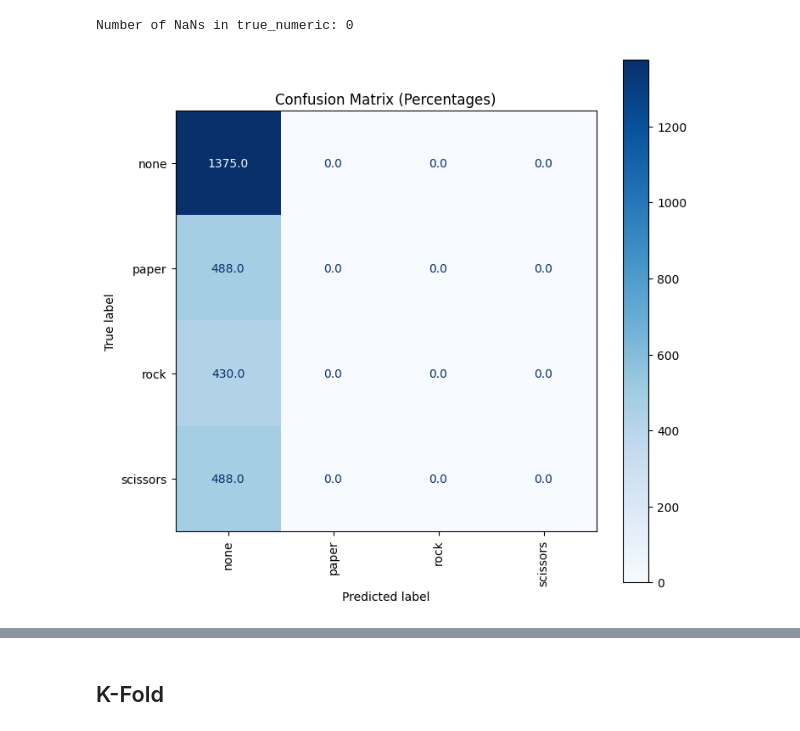
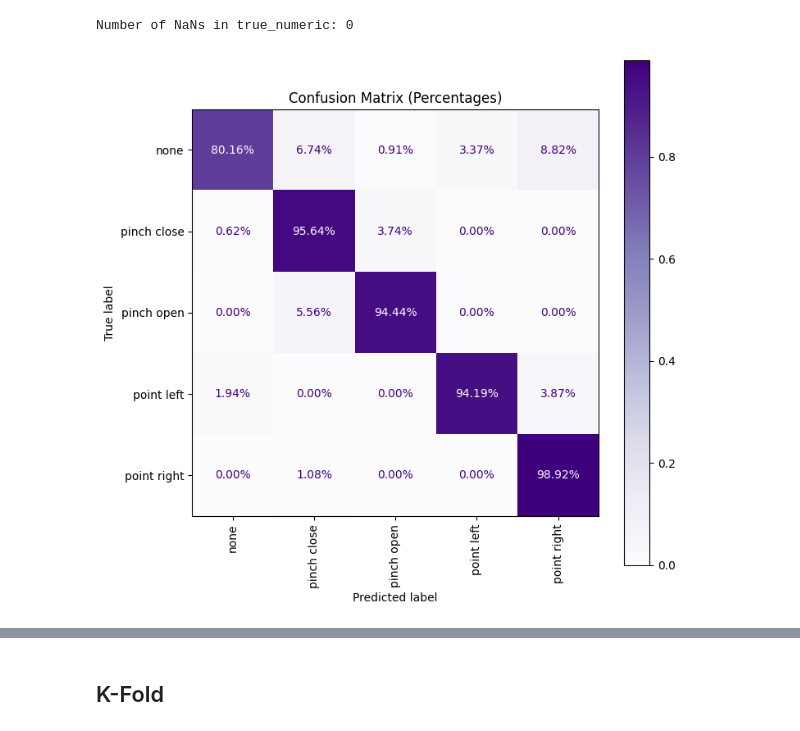
Before and after one commit to amiouepk/ECE-SP-26-18-Capstone-Project, a Jupyter notebook: Jag/python/Jag_Rock,_Paper,_Scissors_Classification.ipynb, the cells around one changed output, grey strips where cells are left out. Saved outputs shown, nothing was run; the diff lists cells and outputs as text; code cells hidden in the pictures.

Commit message:
Added Data and a new model

```diff
--- a/Jag/python/Jag_Rock,_Paper,_Scissors_Classification.ipynb
+++ b/Jag/python/Jag_Rock,_Paper,_Scissors_Classification.ipynb
@@ -441,8 +450,11 @@ model_4 = RPSModel(
 loss_fn = nn.CrossEntropyLoss()
 
 # Create an optimizer (Upgraded to Adam for faster/better convergence)
-optimizer = optim.Adam(params=model_4.parameters(), lr=LR)
-
+optimizer = optim.Adam(params=model_4.parameters(), lr=LR, weight_decay=WEIGHT_DECAY)
+scheduler = optim.lr_scheduler.ReduceLROnPlateau(optimizer,
+                                                 mode='min',
+                                                 factor=0.5,
+                                                 patience=50)
 # Calculate accuracy with a device-safety check
 def accuracy_fn(y_true, y_pred):
     # Ensure both tensors are on the same device before comparing
@@ -471,7 +483,7 @@ X_val_tensor, y_val_tensor = X_val.to(device), y_val.to(device)
 
 # 2. Create a DataLoader for Mini-Batch training
 # A batch size of 32 or 64 is standard for tabular data
-BATCH_SIZE = 1024
+BATCH_SIZE = 2**10
 train_dataset = TensorDataset(X_train_tensor, y_train_tensor)
 train_dataloader = DataLoader(train_dataset, batch_size=BATCH_SIZE, shuffle=True)
 
@@ -517,6 +529,12 @@ for epoch in range(epochs):
     train_losses.append(avg_train_loss)
     val_losses.append(val_loss.item())
 
+    # The scheduler looks at the validation loss
+    scheduler.step(val_loss)
+
+    # Track the current learning rate to see it changing
+    current_lr = optimizer.param_groups[0]['lr']
+
     if epoch % 10 == 0:
-        print(f"Epoch: {epoch} | Train Loss: {avg_train_loss:.5f}, Train Acc: {avg_train_acc:.2f}% | Val loss: {val_loss:.5f}, Val acc: {val_acc:.2f}%")
+        print(f"Epoch: {epoch: <4} | LR: {current_lr:.10f} | Val Loss: {val_loss:.5f} | Val Acc: {val_acc:.2f}%")
 # %% [output]
@@ -763,7 +775,7 @@ plt.show()
 ## Live Data Sim
 # %%
 # 1. Load and clean
-df_test = pd.read_csv("data/Glove_v2_norm/output_norm_test.csv", sep=",")
+df_test = pd.read_csv("data/Glove_v2_norm/jag_norm_pinch&point_test.csv", sep=",")
 df_test = df_test.iloc[1:].copy() # Use .copy() to avoid SettingWithCopyWarnings
 # %%
 df_test.head()
@@ -777,11 +789,11 @@ df_test.head()
 5 rows × 56 columns
 # %%
 # # 1. Clean the data based on movement intensity
-# df_test = filter_gyro_spikes(df_test, threshold=150.0)
+df_test = filter_gyro_spikes(df_test, threshold=150.0)
 
 # 2. Strip the gyro features if you want a purely static-pose model
 df_test = drop_gyro_columns(df_test)
 
 # 3. Get mean and variance
-df_test = get_window_data(df_test, 5)
+# df_test = get_window_data(df_test, 5)
 # %% [output]
@@ -932,28 +945,28 @@ Number of NaNs in true_numeric: 0
 # %%
 # 1. Ensure numeric types and clean NaNs
 valid_mask = ~np.isnan(true_numeric2) # Using 'true_numeric2' from your latest test
 true_numeric_clean = true_numeric2[valid_mask].astype(int)
 max_classes_clean = max_classes[valid_mask].astype(int)
 
 # 2. Calculate the matrix
 # Use 'labels' to force the matrix to include all classes even if they weren't predicted
 class_indices = list(range(len(mapping)))
-cm = confusion_matrix(true_numeric_clean, max_classes_clean, labels=class_indices)
+cm = confusion_matrix(true_numeric_clean, max_classes_clean, labels=class_indices, normalize='true')
 
 # 3. Plot with normalization ('true' normalizes by rows/actual classes)
 fig, ax = plt.subplots(figsize=(8, 8))
 disp = ConfusionMatrixDisplay(
     confusion_matrix=cm,
     display_labels=list(mapping.keys())
 )
 
 # Plotting with percentages makes it much easier to read
-disp.plot(cmap='Blues', ax=ax, values_format='.1f', xticks_rotation='vertical')
+disp.plot(cmap='Purples', ax=ax, values_format='.2%', xticks_rotation='vertical')
 
 plt.title("Confusion Matrix (Percentages)")
 plt.show()
 # %% [output]
-[figure, old version]
+[figure, new version]
 # %%
 print("Average Confidence per Predicted Class:\n")
 
```
Also changed, not shown: parts of 36 cells of this notebook, 14 other files.
